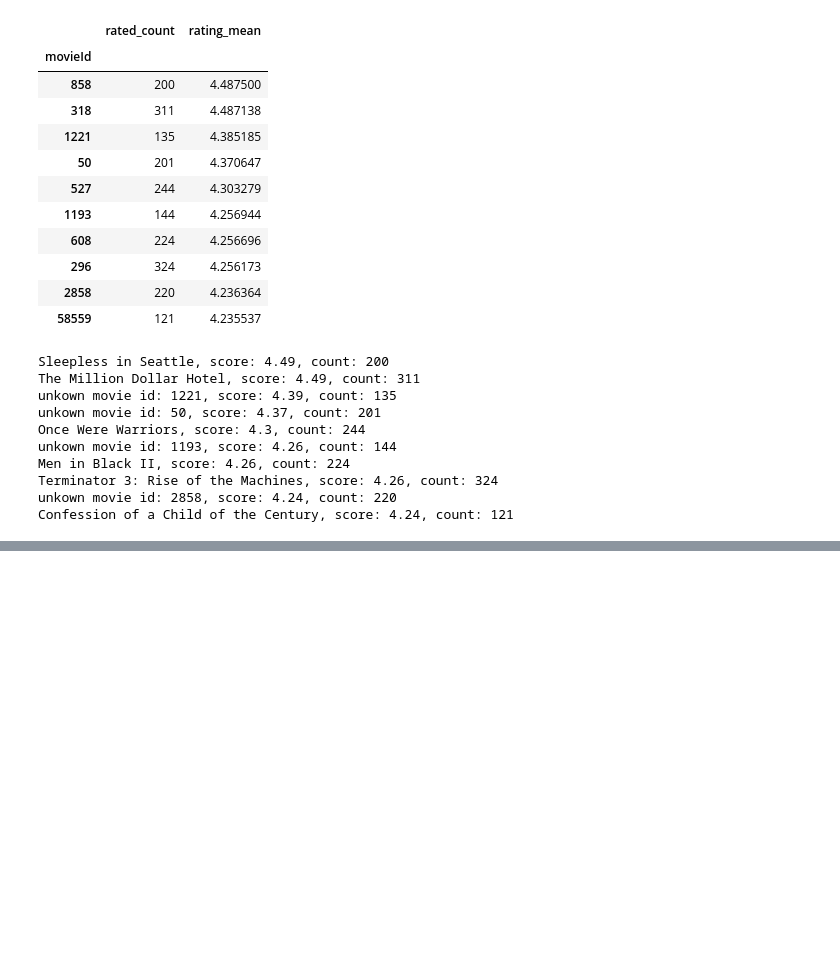
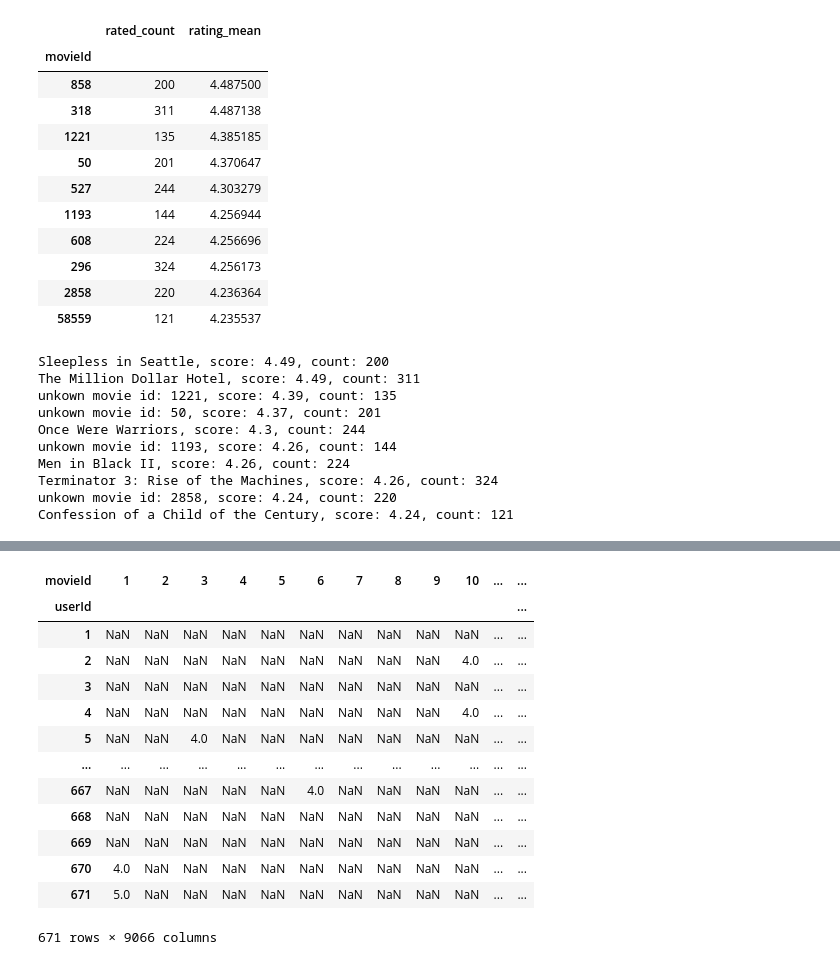
Before and after one commit to shayoyou/TIL, a Jupyter notebook: ml/241220001_ex_recommend.ipynb, the cells around one changed output, grey strips where cells are left out. Saved outputs shown, nothing was run; the diff lists cells and outputs as text; code cells hidden in the pictures; blank space fills up the shorter version.

```diff
--- a/ml/241220001_ex_recommend.ipynb
+++ b/ml/241220001_ex_recommend.ipynb
@@ -173,0 +183,3 @@ Confession of a Child of the Century, score: 4.24, count: 121
+# %%
+rating_data.drop('timestamp', axis=1, inplace=True)
+rating_data
@@ -173,0 +200,19 @@ Confession of a Child of the Century, score: 4.24, count: 121
+# %%
+# pivot_table: 데이터 column 중에서 행, 열로 사용할 두 개를 골라 각각을 축으로 데이터를 펼쳐두는 기능
+user_movie_rating = rating_data.pivot_table('rating', index='userId', columns='movieId')
+user_movie_rating
+# %% [output]
+| movieId | 1 | 2 | 3 | 4 | 5 | 6 | 7 | 8 | 9 | 10 | ... | ... |
+| userId |  |  |  |  |  |  |  |  |  |  |  | ... |
+| 1 | NaN | NaN | NaN | NaN | NaN | NaN | NaN | NaN | NaN | NaN | ... | ... |
+| 2 | NaN | NaN | NaN | NaN | NaN | NaN | NaN | NaN | NaN | 4.0 | ... | ... |
+| 3 | NaN | NaN | NaN | NaN | NaN | NaN | NaN | NaN | NaN | NaN | ... | ... |
+| 4 | NaN | NaN | NaN | NaN | NaN | NaN | NaN | NaN | NaN | 4.0 | ... | ... |
+| 5 | NaN | NaN | 4.0 | NaN | NaN | NaN | NaN | NaN | NaN | NaN | ... | ... |
+| ... | ... | ... | ... | ... | ... | ... | ... | ... | ... | ... | ... | ... |
+| 667 | NaN | NaN | NaN | NaN | NaN | 4.0 | NaN | NaN | NaN | NaN | ... | ... |
+| 668 | NaN | NaN | NaN | NaN | NaN | NaN | NaN | NaN | NaN | NaN | ... | ... |
+| 669 | NaN | NaN | NaN | NaN | NaN | NaN | NaN | NaN | NaN | NaN | ... | ... |
+| 670 | 4.0 | NaN | NaN | NaN | NaN | NaN | NaN | NaN | NaN | NaN | ... | ... |
+| 671 | 5.0 | NaN | NaN | NaN | NaN | NaN | NaN | NaN | NaN | NaN | ... | ... |
+671 rows × 9066 columns
```
Also changed, not shown: parts of 7 cells of this notebook, 2 other files.
